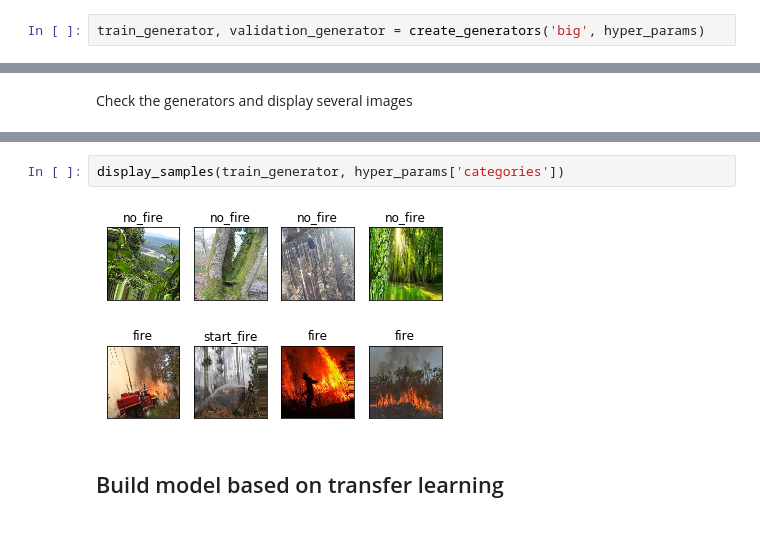
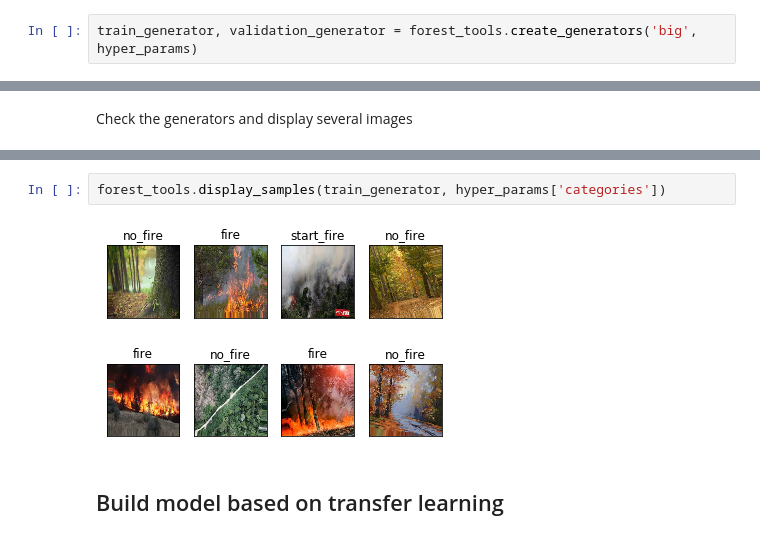
Before and after one commit to renaud-florquin/hands_on_AI, a Jupyter notebook: defis/defi1/forest/FireForest_training.ipynb, the cells around one changed output, grey strips where cells are left out. Cells and saved outputs as stored; diff of their text form.

```diff
--- a/defis/defi1/forest/FireForest_training.ipynb
+++ b/defis/defi1/forest/FireForest_training.ipynb
@@ -141,5 +148,5 @@ def create_generators(from_dir, hyper_params):
 # %%
-train_generator, validation_generator = create_generators('big', hyper_params)
+train_generator, validation_generator = forest_tools.create_generators('big', hyper_params)
 # %% [output]
 Found 3295 images belonging to 3 classes.
 Found 1099 images belonging to 3 classes.
@@ -175,6 +167,6 @@ def display_samples(generator, category_map, img_rows = 2, img_columns = 4):
 # %%
-display_samples(train_generator, hyper_params['categories'])
+forest_tools.display_samples(train_generator, hyper_params['categories'])
 # %% [output]
-[figure, old version]
+[figure, new version]
 # %% [markdown]
 ## Build model based on transfer learning
```
Also changed, not shown: parts of 45 cells of this notebook.
